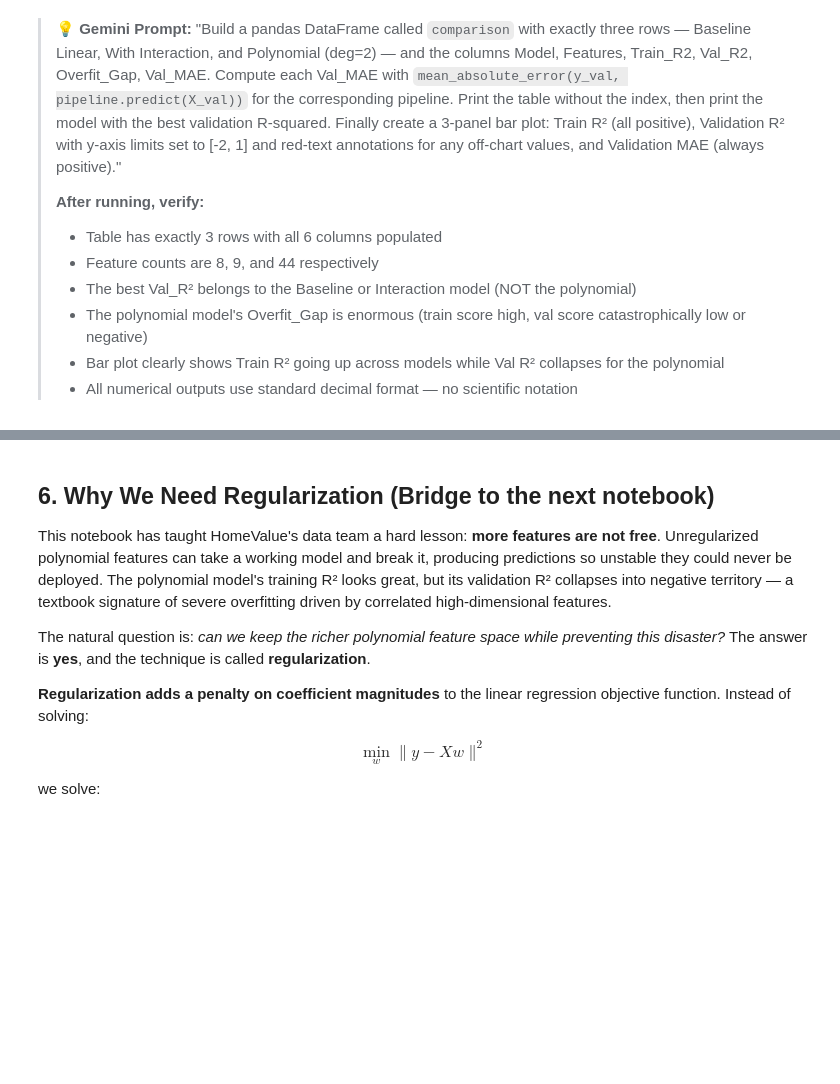
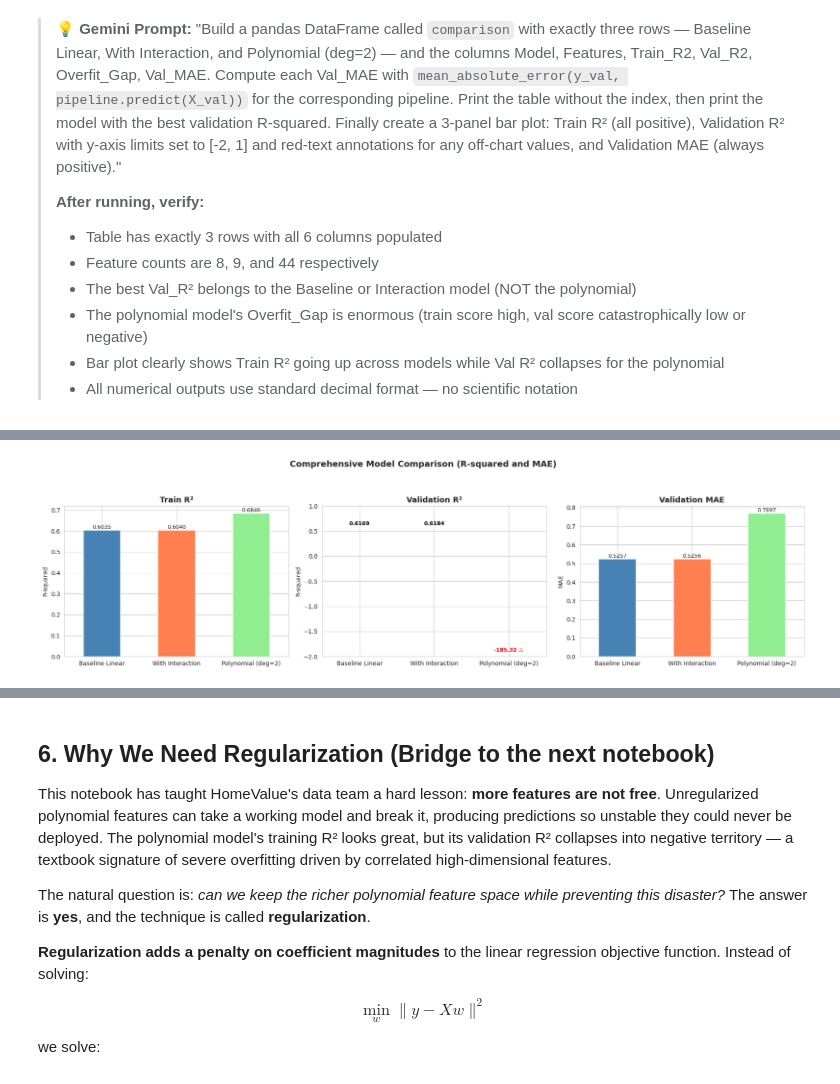
Before and after one commit to jayhemrajani/Login-Register-system, a Jupyter notebook: notebooks/nb04_linear_features_diagnostics_student.ipynb, the cells around one changed output, grey strips where cells are left out. Saved outputs shown, nothing was run; the diff lists cells and outputs as text; code cells hidden in the pictures; blank space fills up the shorter version.

```diff
--- a/notebooks/nb04_linear_features_diagnostics_student.ipynb
+++ b/notebooks/nb04_linear_features_diagnostics_student.ipynb
@@ -516,0 +476,79 @@ This is not just a comparison exercise — it is the setup for the next notebook
+# %%
+# 1. Build a pandas DataFrame called `comparison`
+comparison = pd.DataFrame([
+    {
+        'Model': 'Baseline Linear',
+        'Features': X_train.shape[1],
+        'Train_R2': train_score,
+        'Val_R2': val_score,
+        'Overfit_Gap': train_score - val_score,
+        'Val_MAE': baseline_mae
+    },
+    {
+        'Model': 'With Interaction',
+        'Features': X_train_interact.shape[1],
+        'Train_R2': train_score_interact,
+        'Val_R2': val_score_interact,
+        'Overfit_Gap': train_score_interact - val_score_interact,
+        'Val_MAE': interact_mae
+    },
+    {
+        'Model': 'Polynomial (deg=2)',
+        'Features': expanded_features_count, # Use expanded_features_count from previous step
+        'Train_R2': train_score_poly,
+        'Val_R2': val_score_poly,
+        'Overfit_Gap': train_score_poly - val_score_poly,
+        'Val_MAE': val_mae_poly
+    }
+])
+
+# Print the table without the index
+print("=== MODEL COMPARISON TABLE ===")
+print(comparison.to_string(index=False, float_format="%.4f"))
+
+# 3. Print the model with the best validation R-squared
+best_model = comparison.loc[comparison['Val_R2'].idxmax()]
+print(f"\nModel with the best Validation R²: {best_model['Model']} (R²: {best_model['Val_R2']:.4f})")
+
+# 2. Create a 3-panel bar plot
+fig, axes = plt.subplots(1, 3, figsize=(18, 5))
+
+# Plot Train R²
+comparison.plot.bar(x='Model', y='Train_R2', ax=axes[0], legend=False, color=['steelblue', 'coral', 'lightgreen'])
+axes[0].set_title('Train R²', fontsize=13, fontweight='bold')
+axes[0].set_xlabel('')
+axes[0].tick_params(axis='x', rotation=0)
+axes[0].set_ylabel('R-squared')
+for container in axes[0].containers:
+    axes[0].bar_label(container, fmt='%.4f', fontsize=9)
+
+# Plot Validation R² with custom y-axis and annotations
+comparison.plot.bar(x='Model', y='Val_R2', ax=axes[1], legend=False, color=['steelblue', 'coral', 'lightgreen'])
+axes[1].set_title('Validation R²', fontsize=13, fontweight='bold')
+axes[1].set_xlabel('')
+axes[1].tick_params(axis='x', rotation=0)
+axes[1].set_ylabel('R-squared')
+axes[1].set_ylim(-2, 1) # Set y-axis limits
+for i, v in enumerate(comparison['Val_R2']):
+    label = f'{v:.4f}' if -2 <= v <= 1 else f'{v:.2f} \u26A0'
+    y_pos = max(min(v, 0.9), -1.9)
+    axes[1].text(i, y_pos, label, ha='center',
+                 fontsize=9, fontweight='bold', color='red' if v < -1 else 'black')
+# Remove default bar labels to avoid overlap with custom annotations
+for container in axes[1].containers:
+    container.remove()
+
+# Plot Validation MAE
+comparison.plot.bar(x='Model', y='Val_MAE', ax=axes[2], legend=False, color=['steelblue', 'coral', 'lightgreen'])
+axes[2].set_title('Validation MAE', fontsize=13, fontweight='bold')
+axes[2].set_xlabel('')
+axes[2].tick_params(axis='x', rotation=0)
+axes[2].set_ylabel('MAE')
+for container in axes[2].containers:
+    axes[2].bar_label(container, fmt='%.4f', fontsize=9)
+
+fig.suptitle('Comprehensive Model Comparison (R-squared and MAE)',
+             fontsize=14, fontweight='bold', y=1.02)
+plt.tight_layout(rect=[0, 0.03, 1, 0.95])
+plt.show()
+# %% [output]
@@ -516,0 +562 @@ This is not just a comparison exercise — it is the setup for the next notebook
+[figure, added]
```
Also changed, not shown: parts of 4 cells of this notebook.
